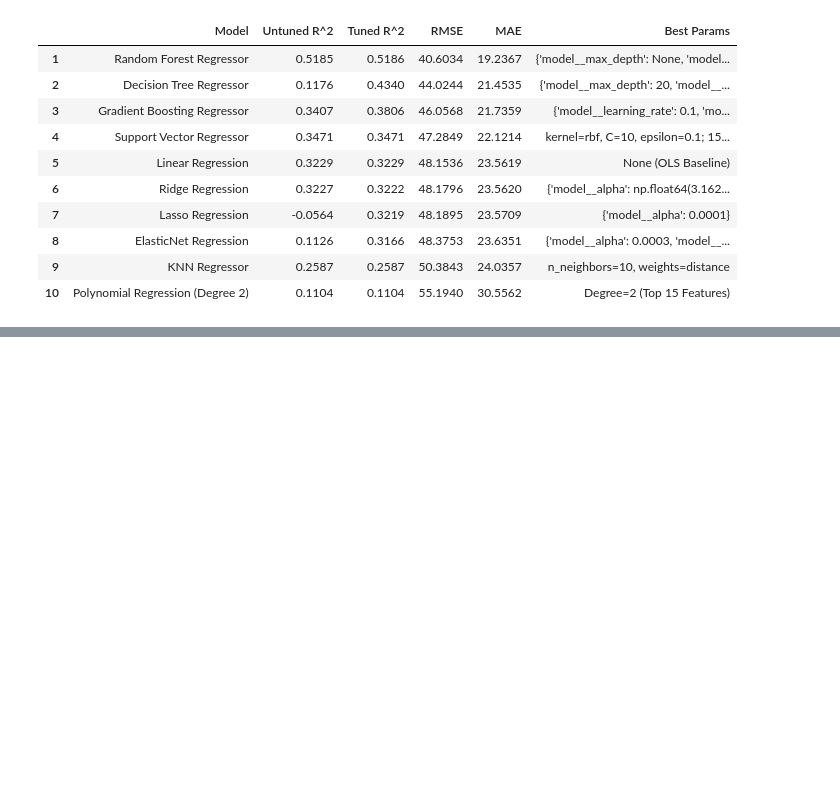
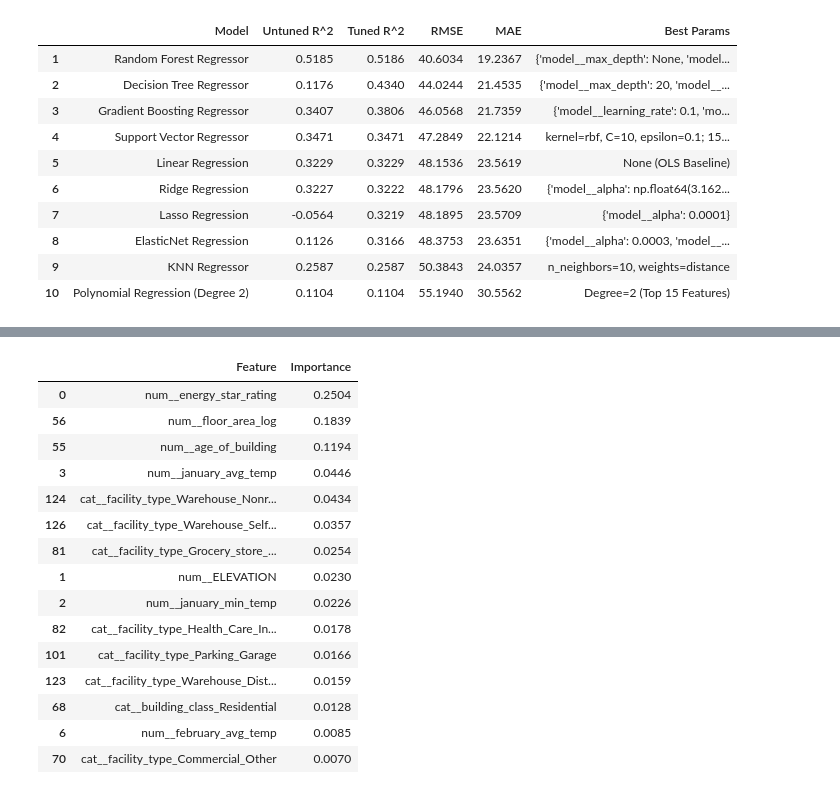
Before and after one commit to HarshaGaduputi/Machine-Learning-Case-Study, a Jupyter notebook: CaseStudy.ipynb, the cells around one changed output, grey strips where cells are left out. Drawn from its saved outputs; the diff is of its cells as text; code cells hidden in the pictures; blank space fills up the shorter version.

```diff
--- a/CaseStudy.ipynb
+++ b/CaseStudy.ipynb
@@ -1993,0 +2130,46 @@ display(
+# %%
+# Feature Importance - Random Forest
+
+# Get the trained Random Forest model
+rf_model = best_rf.named_steps['model']
+
+# Get the preprocessing pipeline
+rf_preprocessor = best_rf.named_steps['preprocessor']
+
+# Get feature names after preprocessing
+feature_names = rf_preprocessor.get_feature_names_out()
+
+# Get feature importance values
+feature_importance = rf_model.feature_importances_
+
+# Create DataFrame
+importance_df = pd.DataFrame({
+    'Feature': feature_names,
+    'Importance': feature_importance
+})
+
+# Sort by importance
+importance_df = importance_df.sort_values(
+    by='Importance',
+    ascending=False
+)
+
+# Display top 15 features
+display(importance_df.head(15).round(4))
+# %% [output]
+|  | Feature | Importance |
+| 0 | num__energy_star_rating | 0.2504 |
+| 56 | num__floor_area_log | 0.1839 |
+| 55 | num__age_of_building | 0.1194 |
+| 3 | num__january_avg_temp | 0.0446 |
+| 124 | cat__facility_type_Warehouse_Nonr... | 0.0434 |
+| 126 | cat__facility_type_Warehouse_Self... | 0.0357 |
+| 81 | cat__facility_type_Grocery_store_... | 0.0254 |
+| 1 | num__ELEVATION | 0.0230 |
+| 2 | num__january_min_temp | 0.0226 |
+| 82 | cat__facility_type_Health_Care_In... | 0.0178 |
+| 101 | cat__facility_type_Parking_Garage | 0.0166 |
+| 123 | cat__facility_type_Warehouse_Dist... | 0.0159 |
+| 68 | cat__building_class_Residential | 0.0128 |
+| 6 | num__february_avg_temp | 0.0085 |
+| 70 | cat__facility_type_Commercial_Other | 0.0070 |
```
Also changed, not shown: parts of 8 cells of this notebook.
